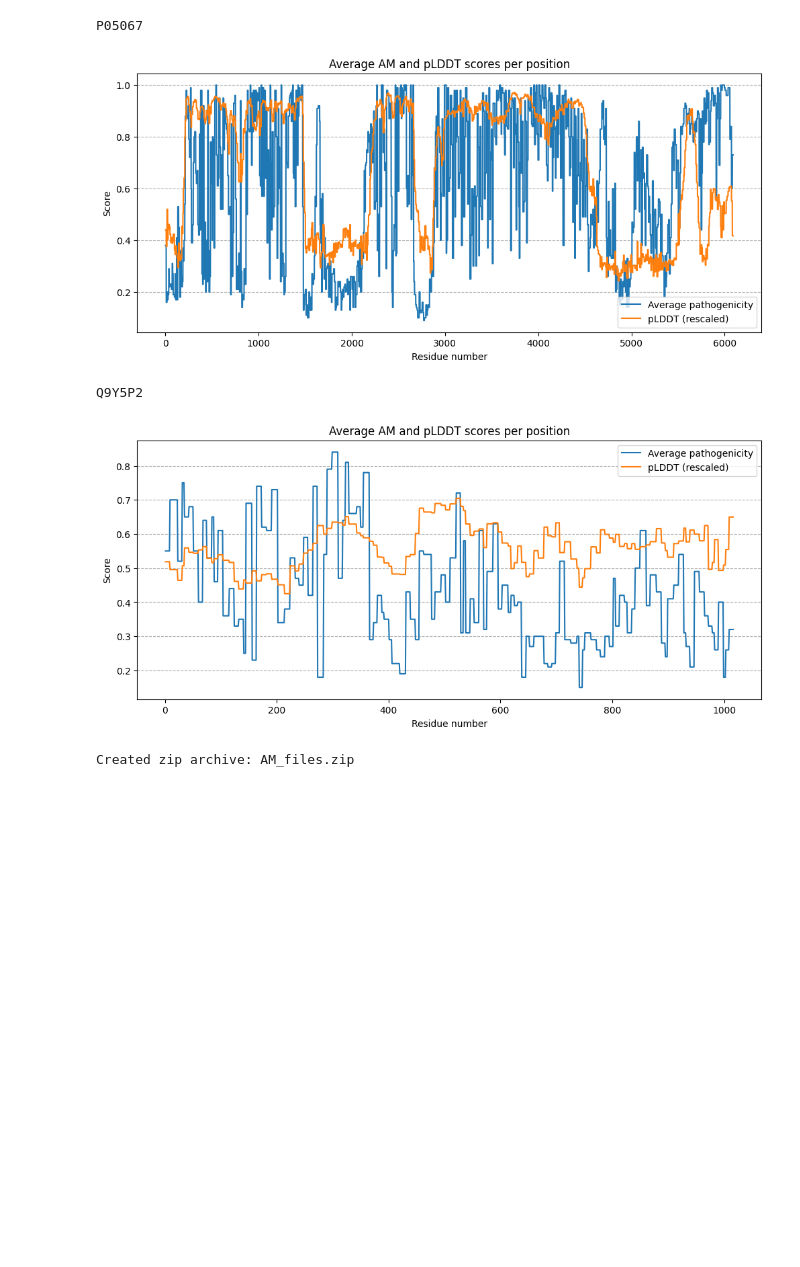
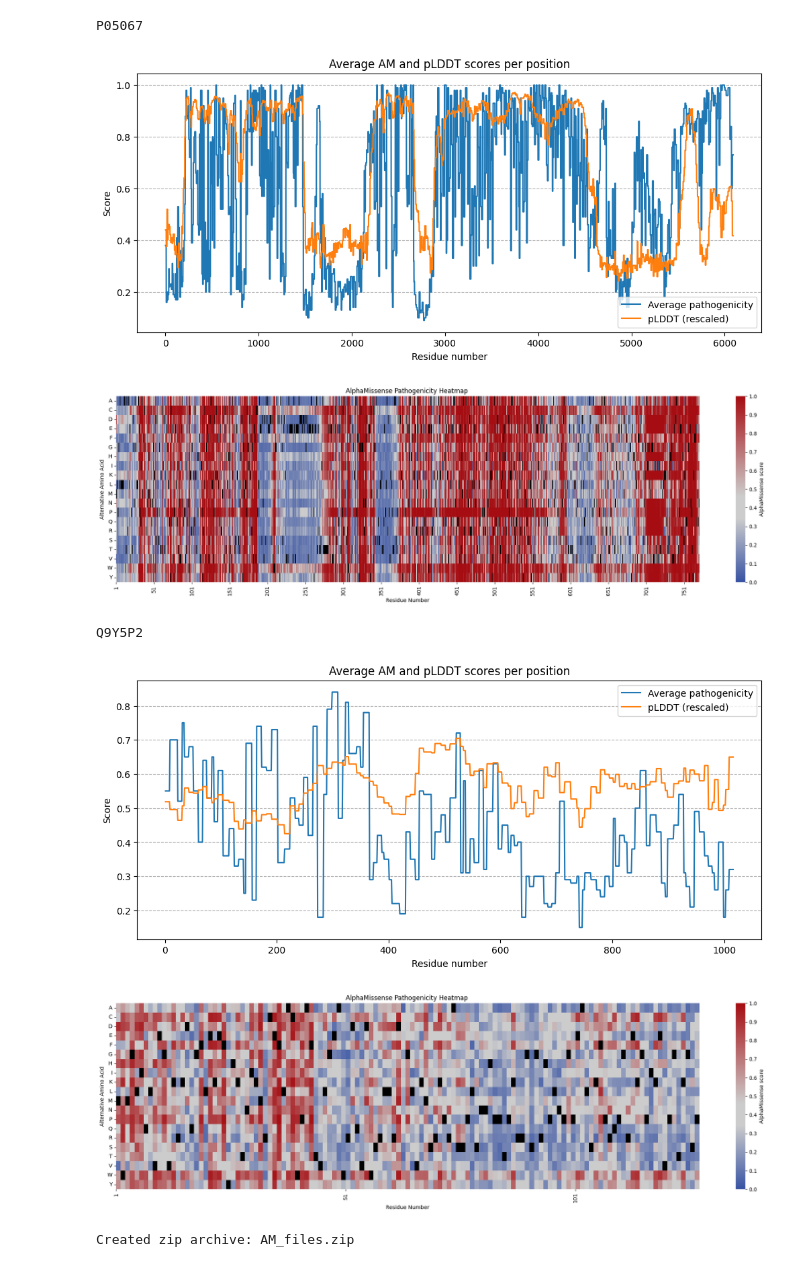
Before and after one commit to paulynamagana/AFDB_scripts, a Jupyter notebook: alphamissense_notebook.ipynb, the cells around one changed output. Cells and saved outputs as stored; diff of their text form; code cells hidden in the pictures; blank space fills up the shorter version.

```diff
--- a/alphamissense_notebook.ipynb
+++ b/alphamissense_notebook.ipynb
@@ -33,27 +2,0 @@ Cloned the repository: /content/AFDB_scripts/
-# %%
-#@title Retrieve data from AlphaFold Database
-sys.path.insert(1, '/content/AFDB_scripts')
-import api_handler
-import AM_data_processing
-
-uniprot_id = "P05067, Q9Y5P2" #@param {type:"string"}
-
-# Step 1: Split the input string by commas and strip whitespace
-uniprot_ids = [accession.strip() for accession in uniprot_id.split(',')]
-
-# Loop through each accession
-for uniprot_id in uniprot_ids:
-
-  alphafold_data = api_handler.fetch_AFDB_data(uniprot_id)
-  if alphafold_data:
-      am_data_url = api_handler.extract_alpha_missense_url(alphafold_data)
-      pdb_data_url = api_handler.extract_pdb_url(alphafold_data)
-      pae_png_url = api_handler.extract_pae_url(alphafold_data)
-
-  am_data = AM_data_processing.extract_am_data(am_data_url)
-
-  if am_data is not None:
-      average_scores = AM_data_processing.calculate_average_pathogenicity(am_data)
-      AM_data_processing.modify_pdb_with_am_data(pdb_data_url, average_scores)
-      print(uniprot_id)
-      AM_data_processing.plot_am_heatmap(am_data, uniprot_id)
@@ -65,21 +351,25 @@ Q9Y5P2
 # %%
-#@title Plot plddt and average AlphaMissense
-
-import AM_data_processing
-import plots
+#@title <font color='#e59454'>Show plddt vs average AlphaMissense plots & AlphaMissense heatmap
+output_directory = "data_output"
+ensure_directory_exists(output_directory)
 
 for uniprot_id in uniprot_ids:
-  alphafold_data = api_handler.fetch_AFDB_data(uniprot_id)
+  alphafold_data = fetch_AFDB_data(uniprot_id)
   if alphafold_data:
-    pdb_data_url = api_handler.extract_pdb_url(alphafold_data)
+    am_data=extract_am_data(am_url=extract_alpha_missense_url(alphafold_data))
+    pdb_data_url = extract_pdb_url(alphafold_data)
+    modify_pdb_with_am_data(pdb_data_url, average_scores_file=calculate_average_pathogenicity(am_data))
     file_path= f"data_output/AM_scores_AF-{uniprot_id}-F1-model_v4.pdb"
-    pathogenicity_scores, plddt_scores = AM_data_processing.extract_pathogenicity_and_plddt(file_path, pdb_data_url)
+    pathogenicity_scores, plddt_scores = extract_pathogenicity_and_plddt(file_path, pdb_data_url)
 
     print(uniprot_id)
-    plots.plot_scores(pathogenicity_scores, plddt_scores, uniprot_id)
+    plot_scores(pathogenicity_scores, plddt_scores, uniprot_id)
+    plot_am_heatmap(am_data, uniprot_id)
 # %% [output]
 P05067
 [figure]
+[figure, new version]
 Q9Y5P2
-[figure, old version]
+[figure, added]
+[figure, added]
 # %%
```
Also changed, not shown: parts of 5 cells of this notebook.
